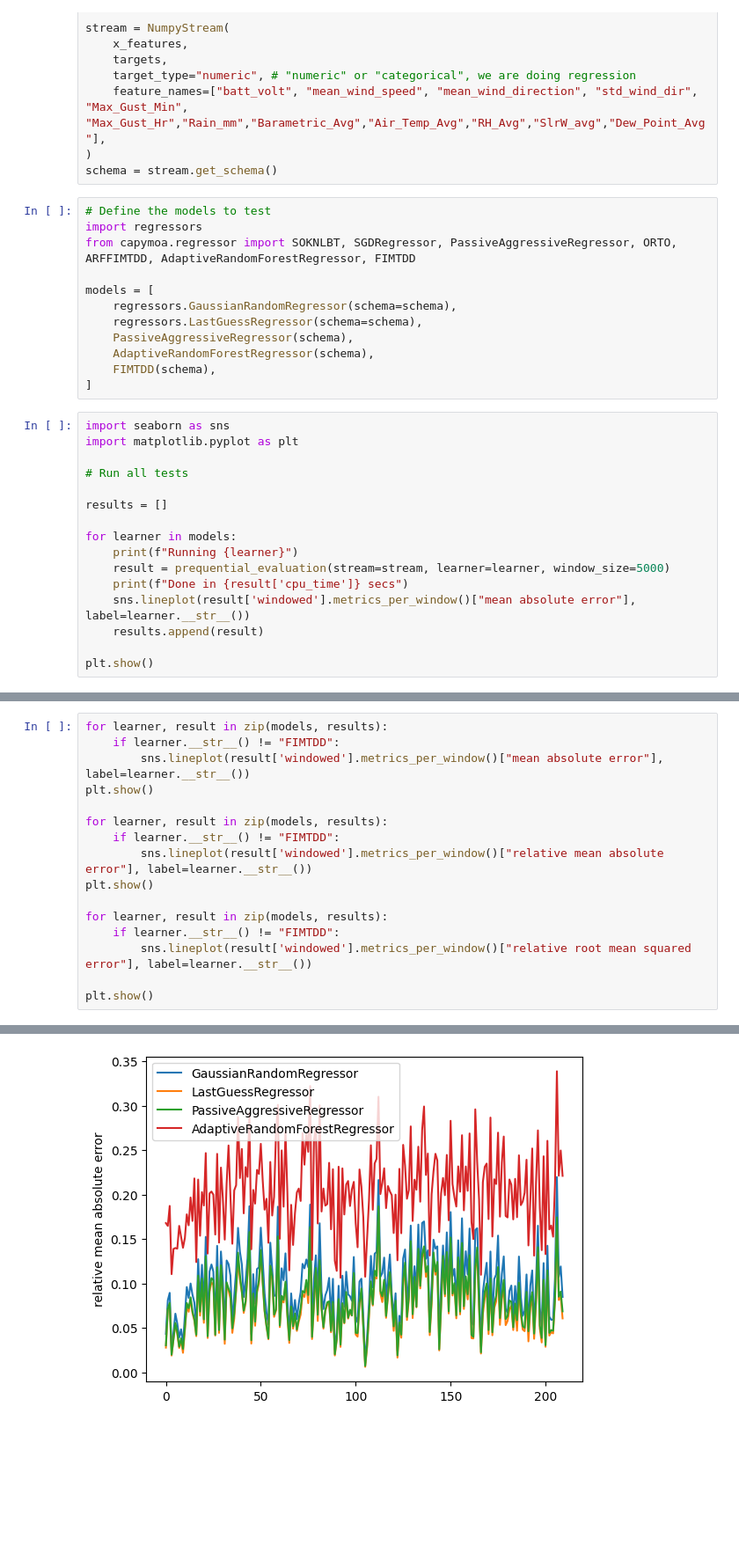
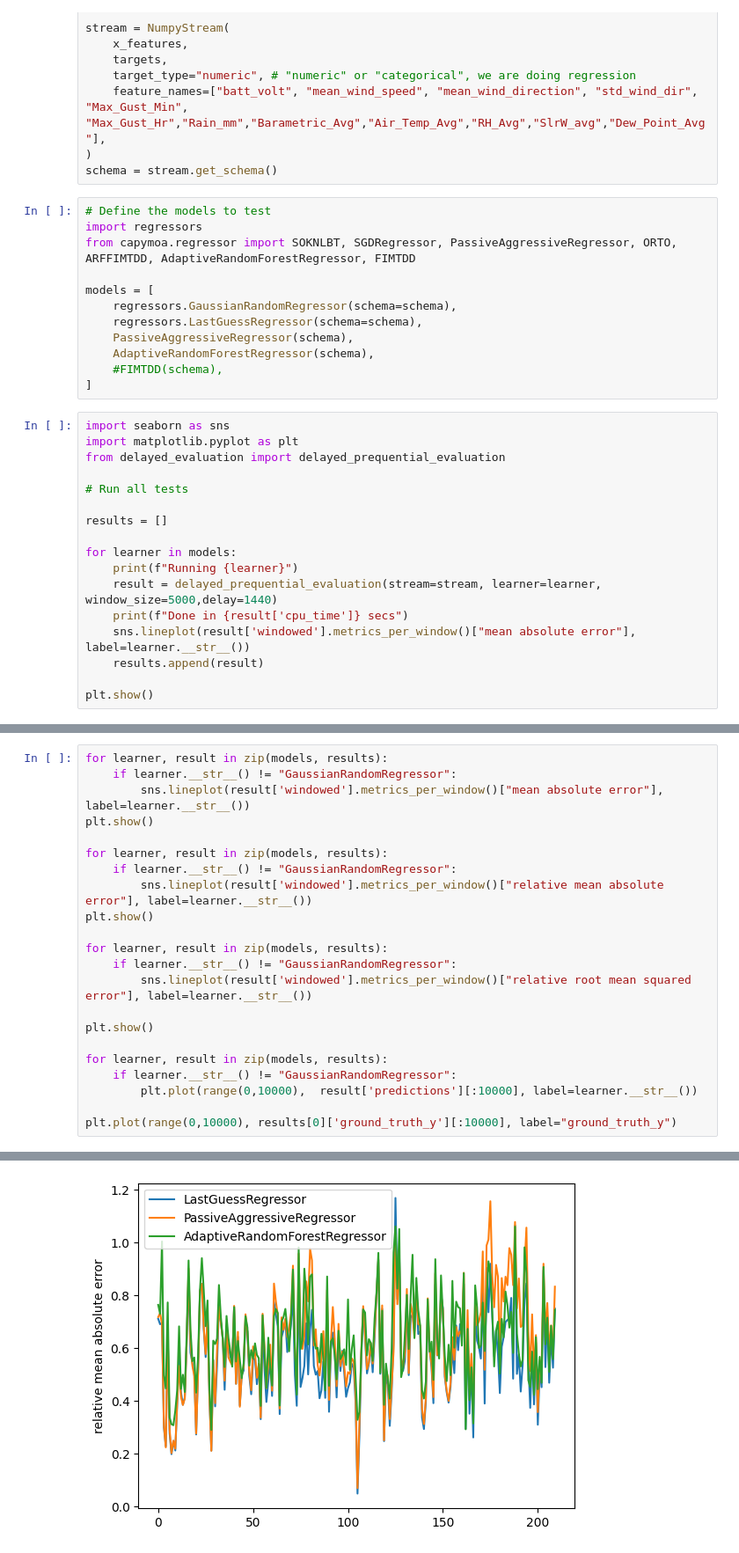
Before and after one commit to bertkdowns/data-streams-hackathon, a Jupyter notebook: predicting_ahead.ipynb, the cells around one changed output, grey strips where cells are left out. Shown: that part at 88% size. Cells and saved outputs as stored; diff of their text form; blank space fills up the shorter version.

```diff
--- a/predicting_ahead.ipynb
+++ b/predicting_ahead.ipynb
@@ -45,11 +45,12 @@ models = [
     regressors.LastGuessRegressor(schema=schema),
     PassiveAggressiveRegressor(schema),
     AdaptiveRandomForestRegressor(schema),
-    FIMTDD(schema),
+    #FIMTDD(schema),
 ]
 # %%
 import seaborn as sns
 import matplotlib.pyplot as plt
+from delayed_evaluation import delayed_prequential_evaluation
 
 # Run all tests
 
@@ -57,7 +58,7 @@ results = []
 
 for learner in models:
     print(f"Running {learner}")
-    result = prequential_evaluation(stream=stream, learner=learner, window_size=5000)
+    result = delayed_prequential_evaluation(stream=stream, learner=learner, window_size=5000,delay=1440)
     print(f"Done in {result['cpu_time']} secs")
     sns.lineplot(result['windowed'].metrics_per_window()["mean absolute error"], label=learner.__str__())
     results.append(result)
@@ -72,17 +77,23 @@ KeyboardInterrupt:
 # %%
 for learner, result in zip(models, results):
-    if learner.__str__() != "FIMTDD":
+    if learner.__str__() != "GaussianRandomRegressor":
         sns.lineplot(result['windowed'].metrics_per_window()["mean absolute error"], label=learner.__str__())
 plt.show()
 
 for learner, result in zip(models, results):
-    if learner.__str__() != "FIMTDD":
+    if learner.__str__() != "GaussianRandomRegressor":
         sns.lineplot(result['windowed'].metrics_per_window()["relative mean absolute error"], label=learner.__str__())
 plt.show()
 
 for learner, result in zip(models, results):
-    if learner.__str__() != "FIMTDD":
+    if learner.__str__() != "GaussianRandomRegressor":
         sns.lineplot(result['windowed'].metrics_per_window()["relative root mean squared error"], label=learner.__str__())
 
 plt.show()
+
+for learner, result in zip(models, results):
+    if learner.__str__() != "GaussianRandomRegressor":
+        plt.plot(range(0,10000),  result['predictions'][:10000], label=learner.__str__())
+
+plt.plot(range(0,10000), results[0]['ground_truth_y'][:10000], label="ground_truth_y")
 # %% [output]
@@ -90 +101 @@ plt.show()
-[figure, old version]
+[figure, new version]
```
Also changed, not shown: parts of 5 cells of this notebook, 1 other file.
